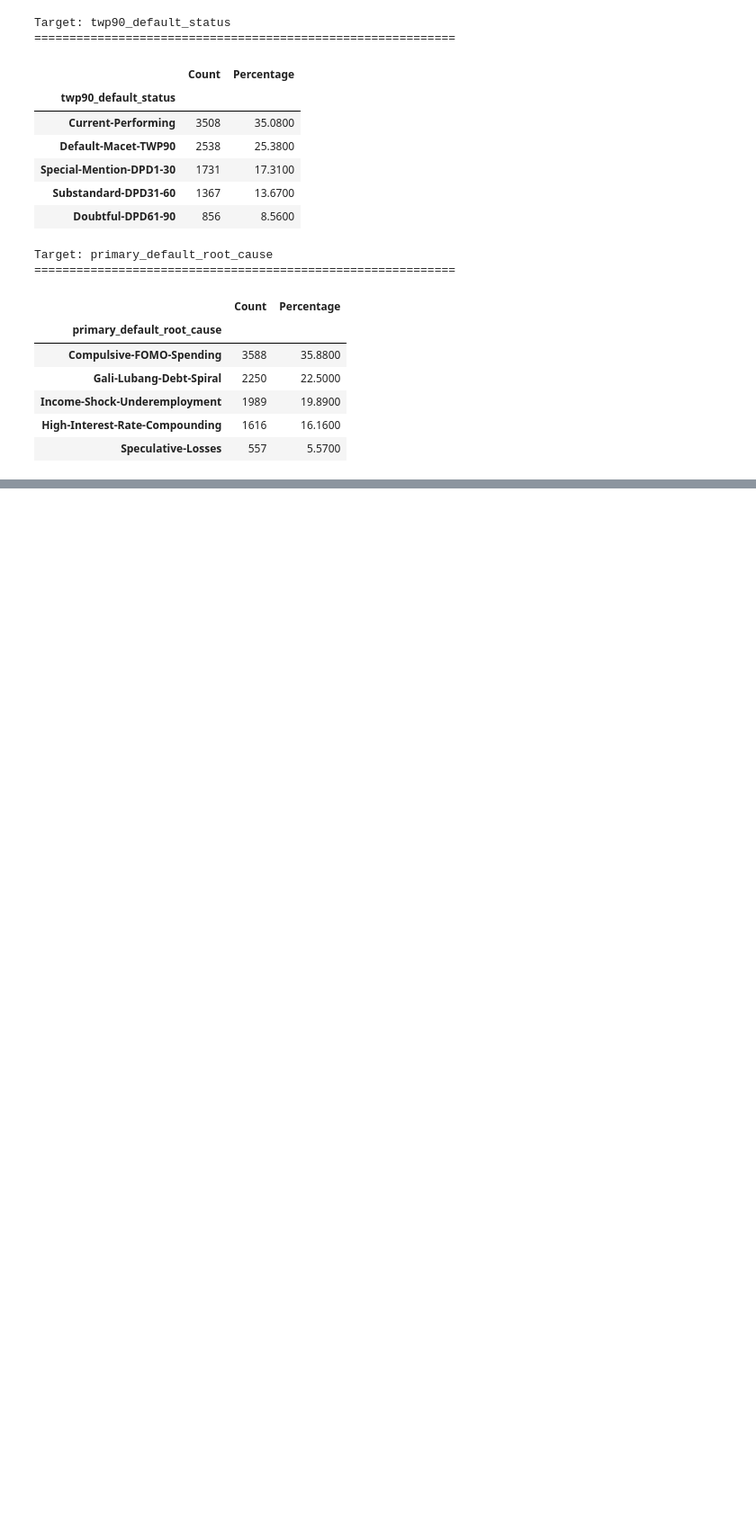
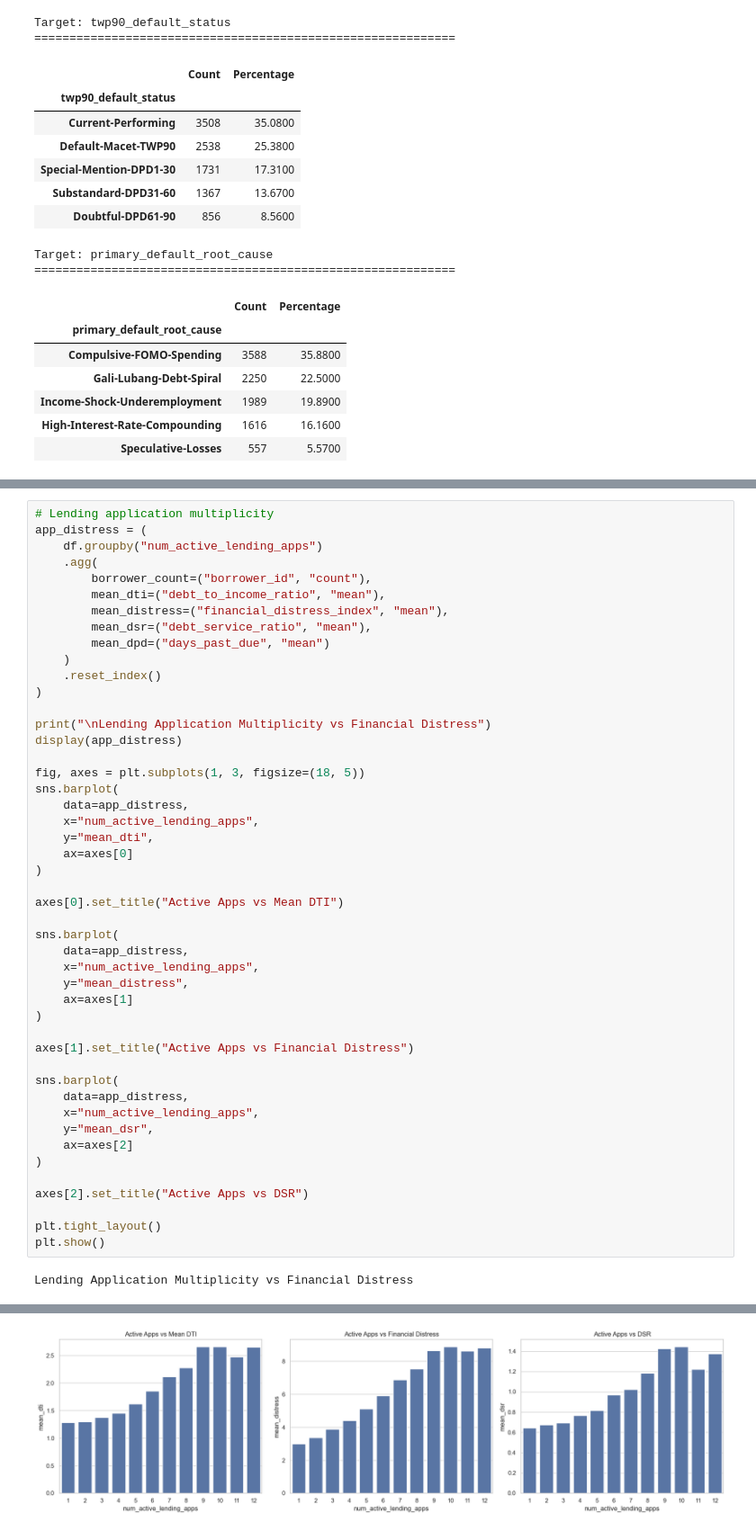
Before and after one commit to Mipjeiger/Indo-Paylater-analytics, a Jupyter notebook: researchment/05_AI_Engineering.ipynb, the cells around one changed output, grey strips where cells are left out. Shown at 90% size. Cells and saved outputs as stored; diff of their text form; blank space fills up the shorter version.

```diff
--- a/researchment/05_AI_Engineering.ipynb
+++ b/researchment/05_AI_Engineering.ipynb
@@ -374,0 +470,49 @@ Target: primary_default_root_cause
+# %%
+# Lending application multiplicity
+app_distress = (
+    df.groupby("num_active_lending_apps")
+    .agg(
+        borrower_count=("borrower_id", "count"),
+        mean_dti=("debt_to_income_ratio", "mean"),
+        mean_distress=("financial_distress_index", "mean"),
+        mean_dsr=("debt_service_ratio", "mean"),
+        mean_dpd=("days_past_due", "mean")
+    )
+    .reset_index()
+)
+
+print("\nLending Application Multiplicity vs Financial Distress")
+display(app_distress)
+
+fig, axes = plt.subplots(1, 3, figsize=(18, 5))
+sns.barplot(
+    data=app_distress,
+    x="num_active_lending_apps",
+    y="mean_dti",
+    ax=axes[0]
+)
+
+axes[0].set_title("Active Apps vs Mean DTI")
+
+sns.barplot(
+    data=app_distress,
+    x="num_active_lending_apps",
+    y="mean_distress",
+    ax=axes[1]
+)
+
+axes[1].set_title("Active Apps vs Financial Distress")
+
+sns.barplot(
+    data=app_distress,
+    x="num_active_lending_apps",
+    y="mean_dsr",
+    ax=axes[2]
+)
+
+axes[2].set_title("Active Apps vs DSR")
+
+plt.tight_layout()
+plt.show()
+# %% [output]
+Lending Application Multiplicity vs Financial Distress
@@ -374,0 +532 @@ Target: primary_default_root_cause
+[figure, added]
```
Also changed, not shown: parts of 16 cells of this notebook.
